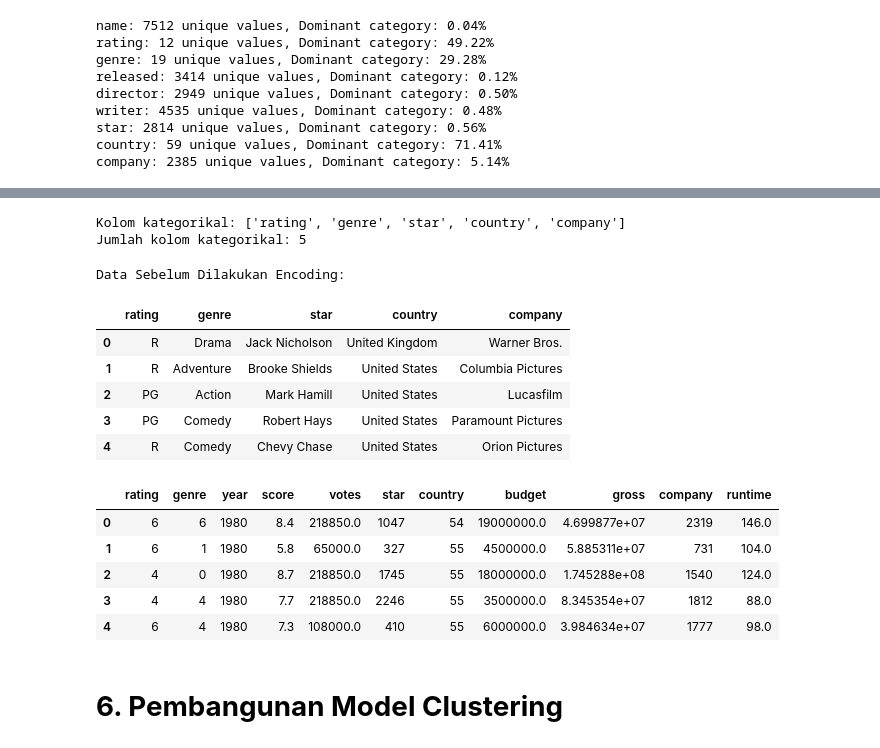
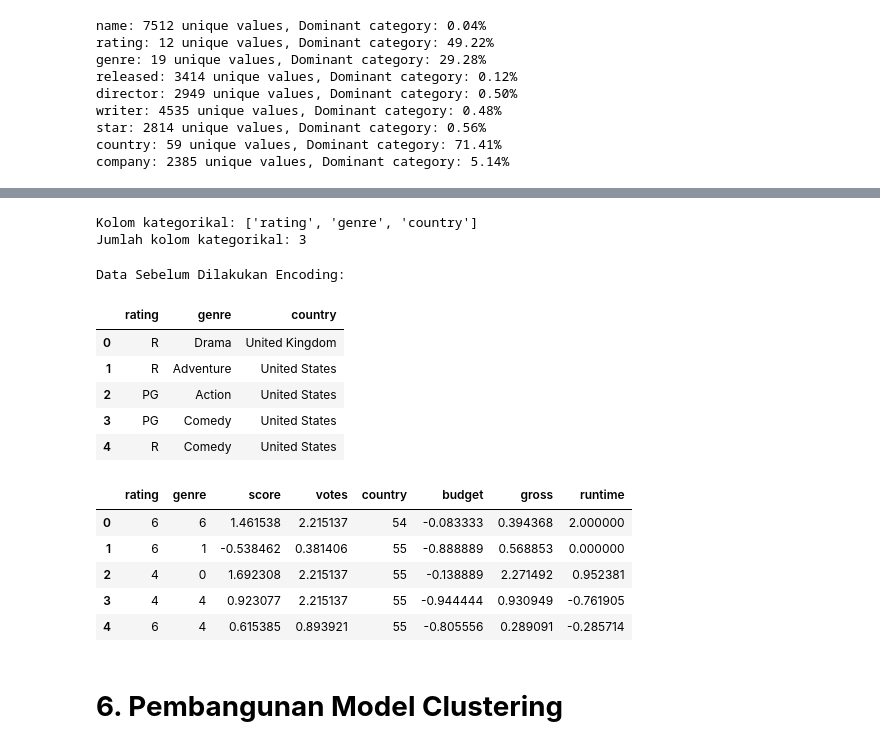
Before and after one commit to ikrar557/mlp-dicoding, a Jupyter notebook: [Clustering] Submission Akhir BMLP_Ikrar.ipynb, the cells around one changed output, grey strips where cells are left out. Cells and saved outputs as stored; diff of their text form; code cells hidden in the pictures.

```diff
--- a/[Clustering] Submission Akhir BMLP_Ikrar.ipynb
+++ b/[Clustering] Submission Akhir BMLP_Ikrar.ipynb
@@ -395,7 +395,7 @@ star: 2814 unique values, Dominant category: 0.56%
 country: 59 unique values, Dominant category: 71.41%
 company: 2385 unique values, Dominant category: 5.14%
 # %%
-drop_cols = ['name', 'released', 'director', 'writer']
+drop_cols = ['name', 'released', 'director', 'writer', 'star', 'year', 'company']
 df.drop(drop_cols, axis=1, inplace=True)
 # %%
 df.info()
@@ -420,0 +418,14 @@ memory usage: 659.1+ KB
+# %%
+categorical_features = []
+numerical_features = []
+
+for col in df.columns:
+    if df[col].dtype == 'object':
+        categorical_features.append(col)
+    else:
+        numerical_features.append(col)
+
+print('Kolom kategorikal:', categorical_features)
+print('Jumlah kolom kategorikal:', len(categorical_features))
+print('Kolom numerikal:', numerical_features)
+print('Jumlah kolom numerikal:', len(numerical_features))
@@ -479,0 +500,4 @@ Jumlah outlier: 240
+# %%
+df_scaled = df.copy()
+robust_scaler = RobustScaler()
+df_scaled[['score', 'votes', 'budget', 'gross', 'runtime']] = robust_scaler.fit_transform(df_scaled[['score', 'votes', 'budget', 'gross', 'runtime']])
@@ -487,35 +520,35 @@ for col in df.columns:
 print('Kolom kategorikal:', categorical_features)
 print('Jumlah kolom kategorikal:', len(categorical_features))
 # %% [output]
-Kolom kategorikal: ['rating', 'genre', 'star', 'country', 'company']
-Jumlah kolom kategorikal: 5
+Kolom kategorikal: ['rating', 'genre', 'country']
+Jumlah kolom kategorikal: 3
 # %%
 print("Data Sebelum Dilakukan Encoding:")
 df[categorical_features].head()
 # %% [output]
 Data Sebelum Dilakukan Encoding:
-|  | rating | genre | star | country | company |
-| 0 | R | Drama | Jack Nicholson | United Kingdom | Warner Bros. |
-| 1 | R | Adventure | Brooke Shields | United States | Columbia Pictures |
-| 2 | PG | Action | Mark Hamill | United States | Lucasfilm |
-| 3 | PG | Comedy | Robert Hays | United States | Paramount Pictures |
-| 4 | R | Comedy | Chevy Chase | United States | Orion Pictures |
+|  | rating | genre | country |
+| 0 | R | Drama | United Kingdom |
+| 1 | R | Adventure | United States |
+| 2 | PG | Action | United States |
+| 3 | PG | Comedy | United States |
+| 4 | R | Comedy | United States |
 # %%
 label_encoders = {}
-df_lencoder = df.copy()
+df_lencoder = df_scaled.copy()
 
 for col in categorical_features:
     label_encoders[col] = LabelEncoder()
     df_lencoder[col] = label_encoders[col].fit_transform(df[col])
 
 df_lencoder.head()
 # %% [output]
-|  | rating | genre | year | score | votes | star | country | budget | gross | company | runtime |
-| 0 | 6 | 6 | 1980 | 8.4 | 218850.0 | 1047 | 54 | 19000000.0 | 4.699877e+07 | 2319 | 146.0 |
-| 1 | 6 | 1 | 1980 | 5.8 | 65000.0 | 327 | 55 | 4500000.0 | 5.885311e+07 | 731 | 104.0 |
-| 2 | 4 | 0 | 1980 | 8.7 | 218850.0 | 1745 | 55 | 18000000.0 | 1.745288e+08 | 1540 | 124.0 |
-| 3 | 4 | 4 | 1980 | 7.7 | 218850.0 | 2246 | 55 | 3500000.0 | 8.345354e+07 | 1812 | 88.0 |
-| 4 | 6 | 4 | 1980 | 7.3 | 108000.0 | 410 | 55 | 6000000.0 | 3.984634e+07 | 1777 | 98.0 |
+|  | rating | genre | score | votes | country | budget | gross | runtime |
+| 0 | 6 | 6 | 1.461538 | 2.215137 | 54 | -0.083333 | 0.394368 | 2.000000 |
+| 1 | 6 | 1 | -0.538462 | 0.381406 | 55 | -0.888889 | 0.568853 | 0.000000 |
+| 2 | 4 | 0 | 1.692308 | 2.215137 | 55 | -0.138889 | 2.271492 | 0.952381 |
+| 3 | 4 | 4 | 0.923077 | 2.215137 | 55 | -0.944444 | 0.930949 | -0.761905 |
+| 4 | 6 | 4 | 0.615385 | 0.893921 | 55 | -0.805556 | 0.289091 | -0.285714 |
 # %% [markdown]
 # **6. Pembangunan Model Clustering**
 # %% [markdown]
```
Also changed, not shown: parts of 32 cells of this notebook, 2 other files.
